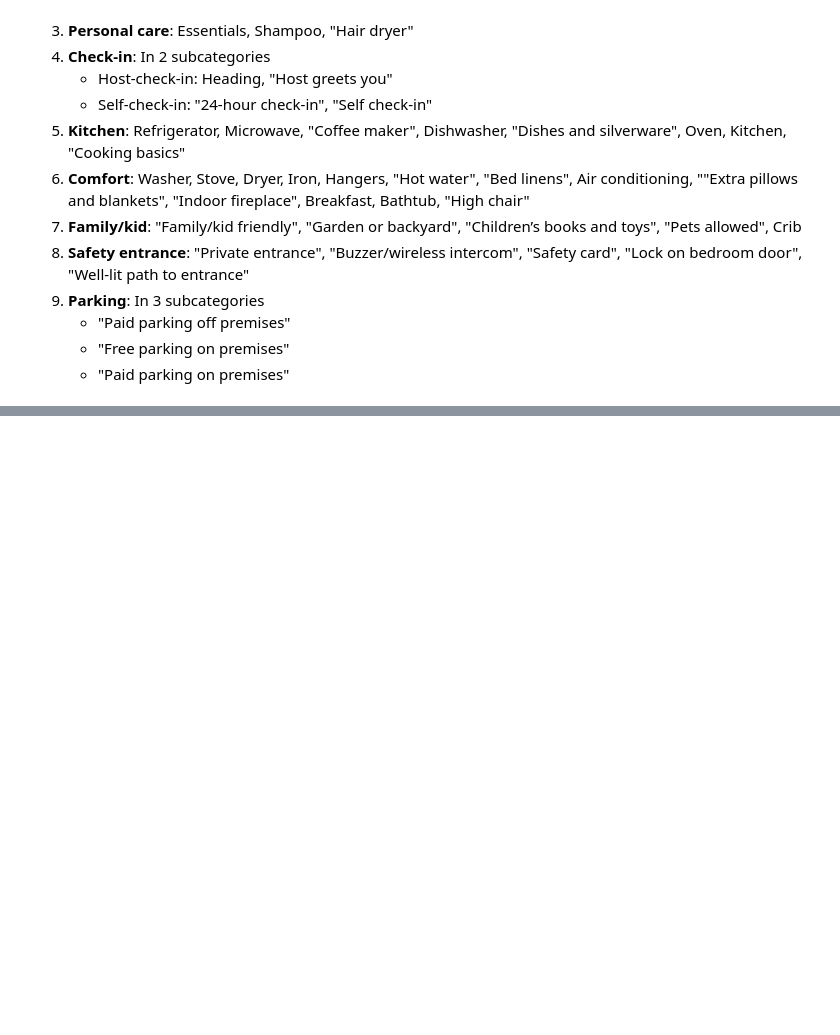
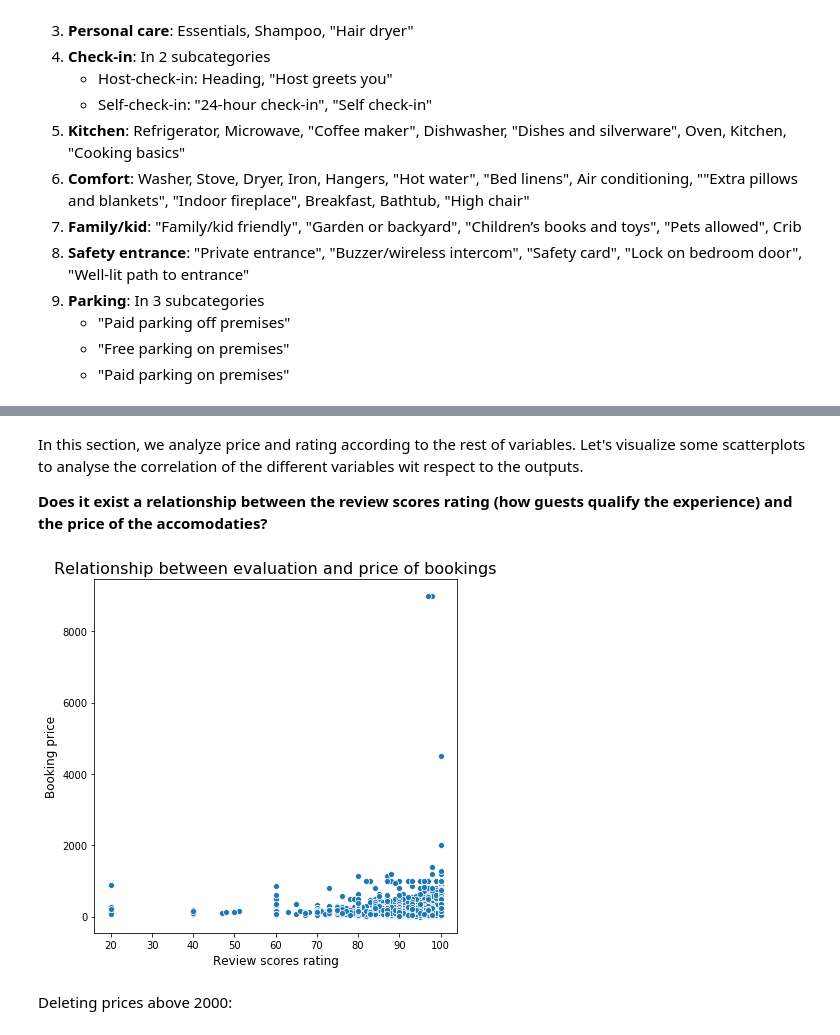
Before and after one commit to Daesparz/airbnb_amsterdam, a Jupyter notebook: Data_analysis/in-depth_analysis_predictive_modeling.ipynb, the cells around one changed output, grey strips where cells are left out. Saved outputs shown, nothing was run; the diff lists cells and outputs as text; code cells hidden in the pictures; blank space fills up the shorter version.

```diff
--- a/Data_analysis/in-depth_analysis_predictive_modeling.ipynb
+++ b/Data_analysis/in-depth_analysis_predictive_modeling.ipynb
@@ -327,0 +448,14 @@ df_training.head()
+# %% [markdown]
+In this section, we analyze price and rating according to the rest of variables. Let's visualize some scatterplots to analyse the correlation of the different variables wit respect to the outputs.
+
+**Does it exist a relationship between the review scores rating (how guests qualify the experience) and the price of the accomodaties?**
+# %%
+_ = plt.figure(figsize=(6.5, 6.5))
+_ = sns.scatterplot(y="price_float", x="review_scores_rating", data=df_training)
+_ = plt.xlabel("Review scores rating", size=12)
+_ = plt.ylabel("Booking price", size=12)
+_ = plt.title("Relationship between evaluation and price of bookings", size=16)
+# %% [output]
+[figure, added]
+# %% [markdown]
+Deleting prices above 2000:
```
Also changed, not shown: parts of 36 cells of this notebook.
